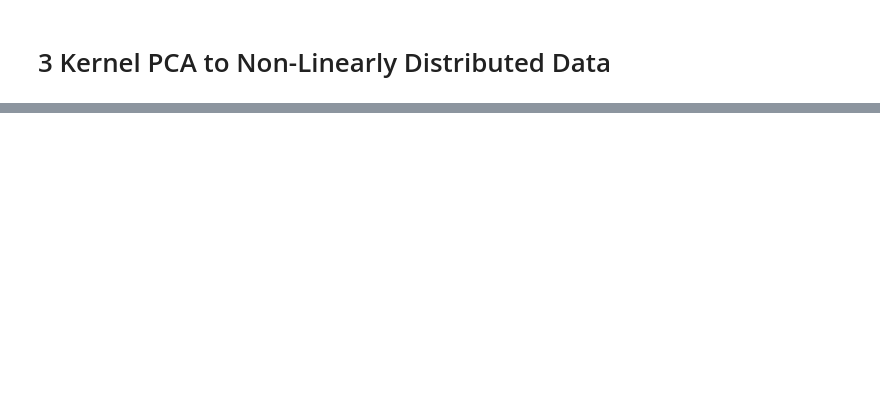
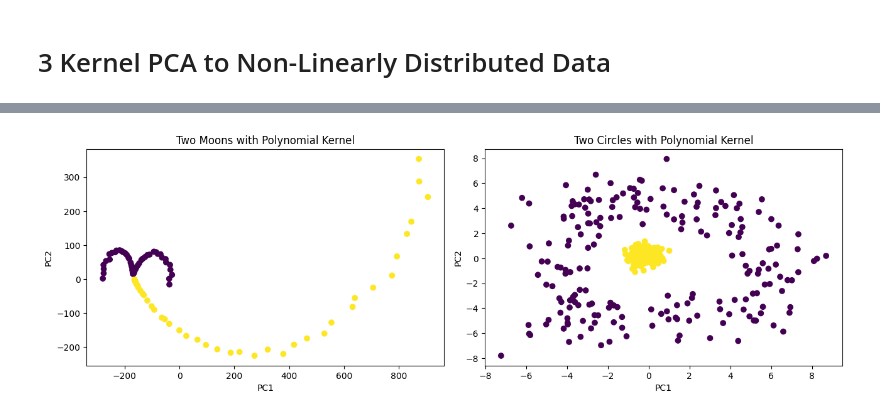
Before and after one commit to AvivGelfand/Geometry-of-Information-Course, a Jupyter notebook: Ex2_GOI.ipynb, the cells around one changed output, grey strips where cells are left out. Cells and saved outputs as stored; diff of their text form; code cells hidden in the pictures; blank space fills up the shorter version.

```diff
--- a/Ex2_GOI.ipynb
+++ b/Ex2_GOI.ipynb
@@ -347,0 +293,23 @@ Text(0.5, 0, 'Class')
+# %%
+# Applying Kernel PCA with different parameters
+plt.figure(figsize=(13, 8))
+
+# Two Moons with RBF kernel (should separate well)
+plt.subplot(2, 2, 1)
+
+kernel = KernelPCA(kernel='poly',degree=3, gamma=25, n_components=2)
+apply_and_plot_kernel_pca(X_moons, y_moons, kernel=kernel, title="Two Moons with Polynomial Kernel")
+# plt.axvline(x=0.0, linestyle='dashed', color='black', linewidth=1)
+
+# Two Circles with RBF kernel (should separate well)
+plt.subplot(2, 2, 2)
+kernel = KernelPCA(kernel='poly', gamma=3,degree=3, n_components=2)
+
+apply_and_plot_kernel_pca(X_circles, y_circles, kernel=kernel, title="Two Circles with Polynomial Kernel")
+# plt.axvline(x=-0.08, linestyle='dashed', color='black', linewidth=1)
+
+
+plt.tight_layout()
+plt.show()
+# %% [output]
+[figure, added]
```
Also changed, not shown: parts of 15 cells of this notebook.
